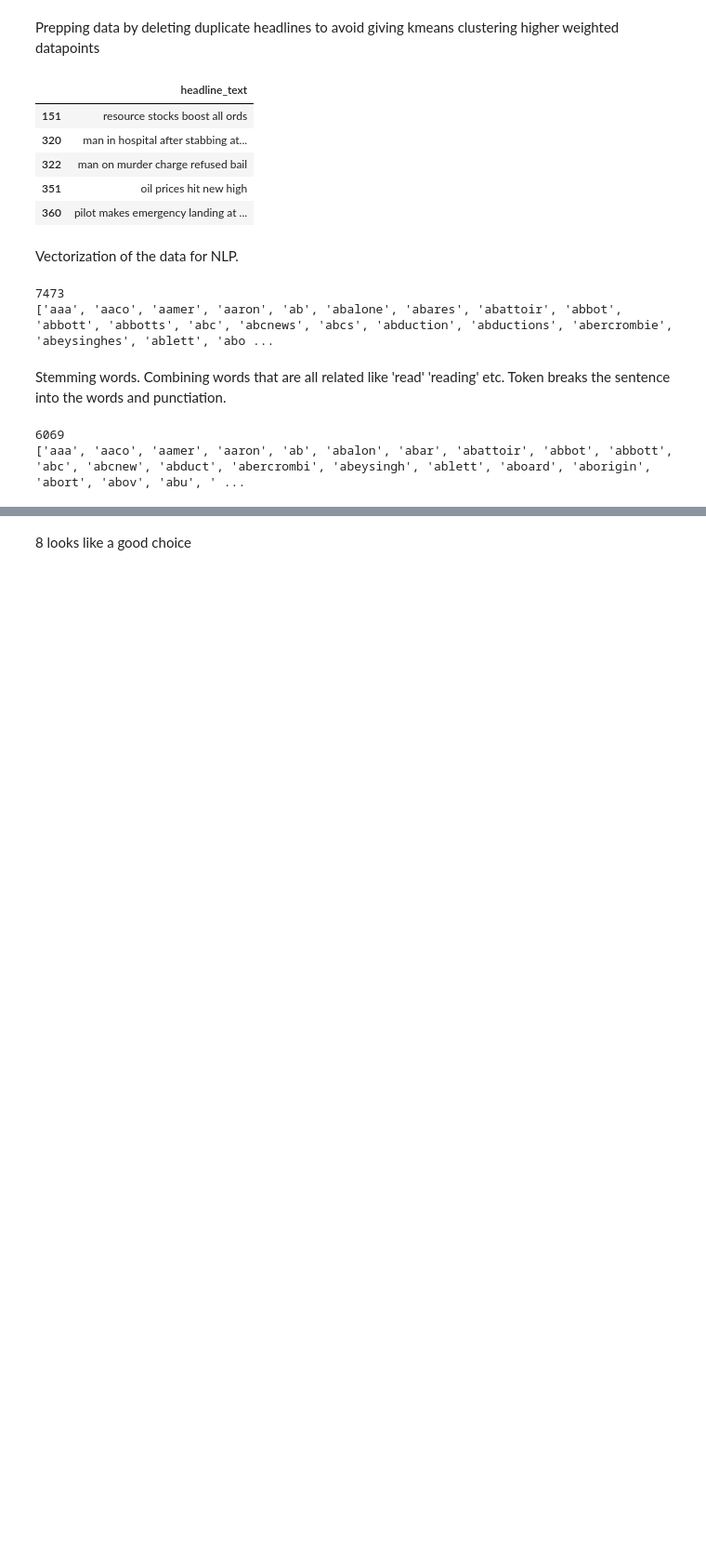
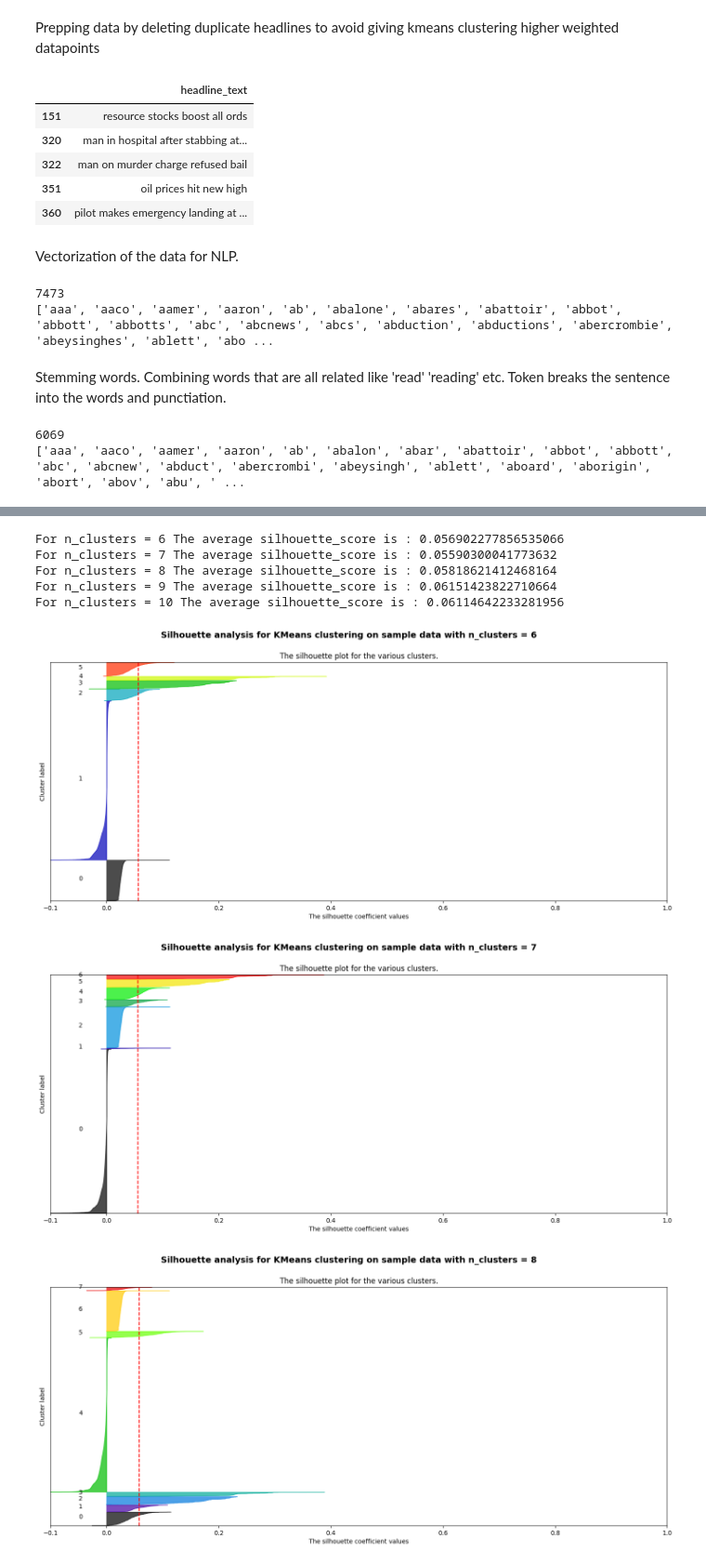
Before and after one commit to mmsteelee/HeadlineAnalysis, a Jupyter notebook: src/headline-analysis.ipynb, the cells around one changed output, grey strips where cells are left out. Shown: that part at 93% size. Cells and saved outputs as stored; diff of their text form; code cells hidden in the pictures; blank space fills up the shorter version.

```diff
--- a/src/headline-analysis.ipynb
+++ b/src/headline-analysis.ipynb
@@ -137,2 +137,75 @@ plt.show()
-# %% [markdown]
-8 looks like a good choice
+# %%
+from sklearn.metrics import silhouette_samples, silhouette_score
+import matplotlib.cm as cm
+
+range_n_clusters = range(6, 11)
+
+for n_clusters in range_n_clusters:
+    fig, (ax1) = plt.subplots()
+    fig.set_size_inches(18, 7)
+    ax1.set_xlim([-.1, 0.5])
+    ax1.set_ylim([0, X3.shape[0] + (n_clusters + 1) * 10])
+
+    clusterer = KMeans(n_clusters=n_clusters, random_state=10)
+    cluster_labels = clusterer.fit_predict(X3)
+    silhouette_avg = silhouette_score(X3, labels=cluster_labels)
+
+    print(
+        "For n_clusters =",
+        n_clusters,
+        "The average silhouette_score is :",
+        silhouette_avg,
+    )
+
+    sample_silhouette_values = silhouette_samples(X, cluster_labels)
+
+    y_lower = 10
+    max_size_cluster = 0
+    bigest_size_index = 0
+    for i in range(n_clusters):
+        ith_cluster_silhouette_values = sample_silhouette_values[cluster_labels == i]
+        ith_cluster_silhouette_values.sort()
+        size_cluster_i = ith_cluster_silhouette_values.shape[0]
+        if size_cluster_i > max_size_cluster:
+            max_size_cluster = size_cluster_i
+            bigest_size_index = i
+
+        y_upper = y_lower + size_cluster_i
+        color = cm.nipy_spectral(float(i) / n_clusters)
+        ax1.fill_betweenx(
+            np.arange(y_lower, y_upper),
+            0,
+            ith_cluster_silhouette_values,
+            facecolor=color,
+            edgecolor=color,
+            alpha=0.7,
+        )
+
+        ax1.text(-0.05, y_lower + 0.5 * size_cluster_i, str(i))
+        y_lower = y_upper + 10
+
+    ax1.set_title("The silhouette plot for the various clusters.")
+    ax1.set_xlabel("The silhouette coefficient values")
+    ax1.set_ylabel("Cluster label")
+
+    ax1.axvline(x=silhouette_avg, color="red", linestyle="--")
+    ax1.set_yticks([])  # Clear the yaxis labels / ticks
+    ax1.set_xticks([-0.1, 0, 0.2, 0.4, 0.6, 0.8, 1])
+
+    plt.suptitle(
+        "Silhouette analysis for KMeans clustering on sample data with n_clusters = %d"
+        % n_clusters,
+        fontsize=14,
+        fontweight="bold",
+    )
+
+plt.show()
+# %% [output]
+For n_clusters = 6 The average silhouette_score is : 0.056902277856535066
+For n_clusters = 7 The average silhouette_score is : 0.05590300041773632
+For n_clusters = 8 The average silhouette_score is : 0.05818621412468164
+For n_clusters = 9 The average silhouette_score is : 0.06151423822710664
+For n_clusters = 10 The average silhouette_score is : 0.06114642233281956
+[figure, added]
+[figure, added]
+[figure, added]
```
Also changed, not shown: parts of 9 cells of this notebook, 1 other file.
